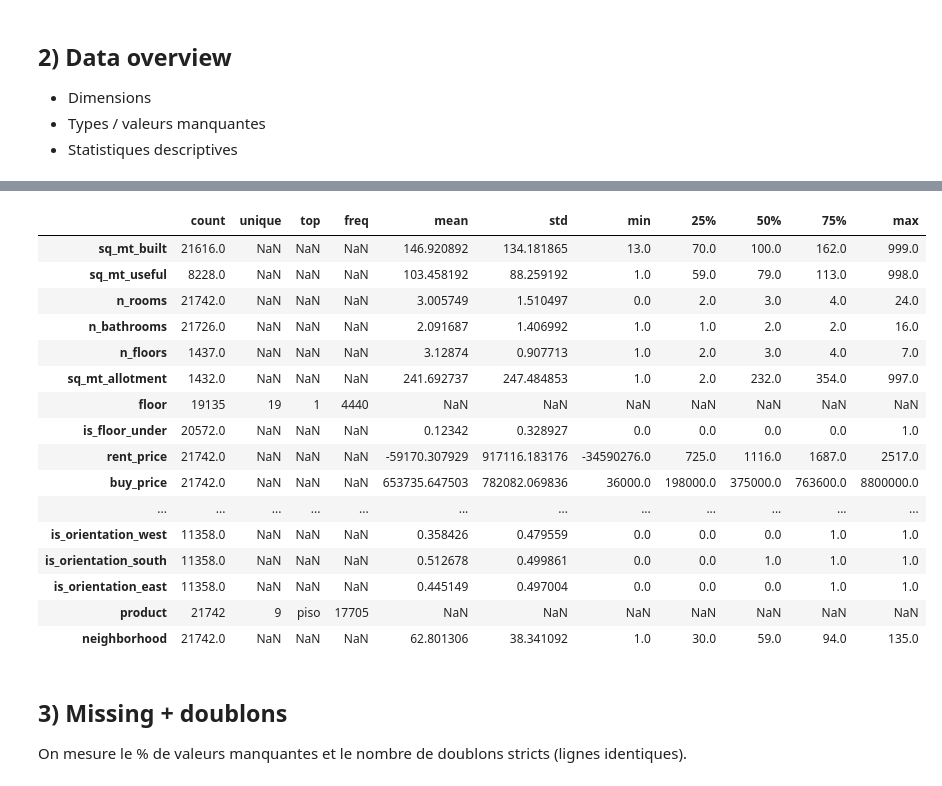
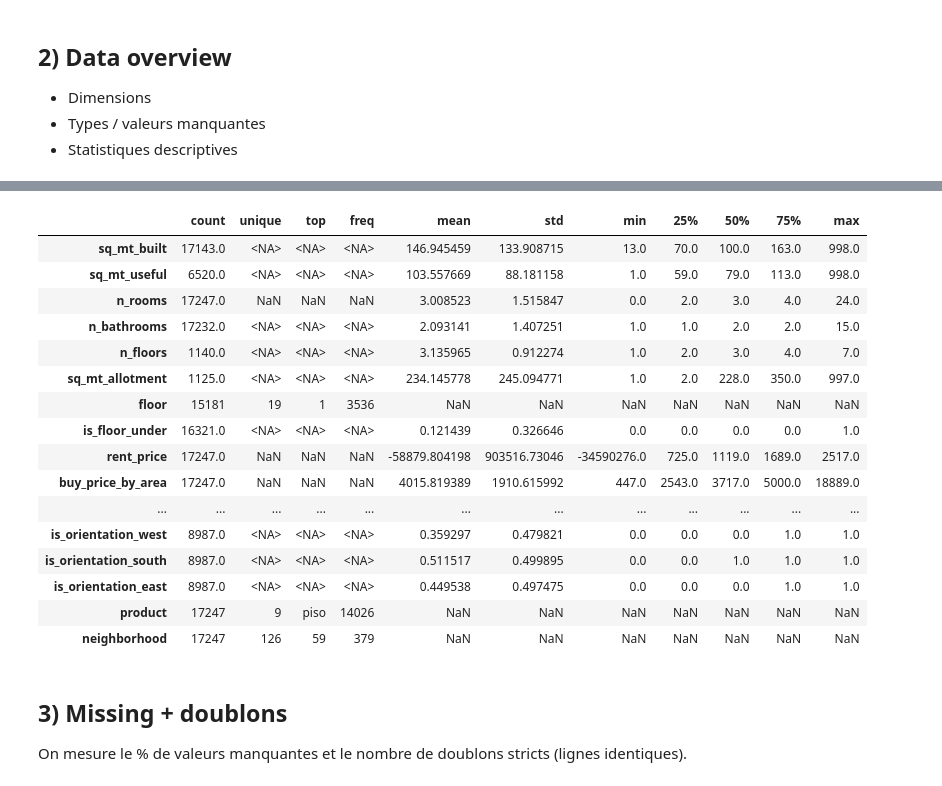
Before and after one commit to bruno-coulet/apartment-hunter, a Jupyter notebook: analysis.ipynb, the cells around one changed output, grey strips where cells are left out. Saved outputs shown, nothing was run; the diff lists cells and outputs as text; code cells hidden in the pictures.

```diff
--- a/analysis.ipynb
+++ b/analysis.ipynb
@@ -9,0 +13,6 @@ pd.set_option('display.max_rows', None)
+# %%
+pd.set_option('display.max_columns', None)
+pd.set_option('display.max_rows', None)
+
+df = pd.read_feather("data/houses_madrid_cleaned.feather")
+df.head()
@@ -9,0 +32,18 @@ pd.set_option('display.max_rows', None)
+# %%
+# Split et sauvegarde des jeux d'entraînement et de test
+target_col = 'buy_price'
+y = df[target_col]
+X = df.drop(columns=[target_col])
+
+X_train, X_test, y_train, y_test = train_test_split(
+    X, y, test_size=0.2, random_state=42
+ )
+
+# Sauvegarde au format feather
+os.makedirs('data_model', exist_ok=True)
+X_train.reset_index(drop=True).to_feather('data_model/X_train.feather')
+X_test.reset_index(drop=True).to_feather('data_model/X_test.feather')
+y_train.to_frame(name=target_col).reset_index(drop=True).to_feather('data_model/y_train.feather')
+y_test.to_frame(name=target_col).reset_index(drop=True).to_feather('data_model/y_test.feather')
+
+print(f"X_train: {X_train.shape}, X_test: {X_test.shape}\ny_train: {y_train.shape}, y_test: {y_test.shape}")
@@ -85,7 +123,7 @@ df.head()
 - Types / valeurs manquantes
 - Statistiques descriptives
 # %%
-print("Shape:", df.shape)
-df.info()
-display(df.describe(include="all").T)
+print("Shape:", X_train.shape)
+X_train.info()
+display(X_train.describe(include="all").T)
 # %% [output]
@@ -109,20 +147,20 @@ memory usage: 6.1+ MB
 |  | count | unique | top | freq | mean | std | min | 25% | 50% | 75% | max |
-| sq_mt_built | 21616.0 | NaN | NaN | NaN | 146.920892 | 134.181865 | 13.0 | 70.0 | 100.0 | 162.0 | 999.0 |
-| sq_mt_useful | 8228.0 | NaN | NaN | NaN | 103.458192 | 88.259192 | 1.0 | 59.0 | 79.0 | 113.0 | 998.0 |
-| n_rooms | 21742.0 | NaN | NaN | NaN | 3.005749 | 1.510497 | 0.0 | 2.0 | 3.0 | 4.0 | 24.0 |
-| n_bathrooms | 21726.0 | NaN | NaN | NaN | 2.091687 | 1.406992 | 1.0 | 1.0 | 2.0 | 2.0 | 16.0 |
-| n_floors | 1437.0 | NaN | NaN | NaN | 3.12874 | 0.907713 | 1.0 | 2.0 | 3.0 | 4.0 | 7.0 |
-| sq_mt_allotment | 1432.0 | NaN | NaN | NaN | 241.692737 | 247.484853 | 1.0 | 2.0 | 232.0 | 354.0 | 997.0 |
-| floor | 19135 | 19 | 1 | 4440 | NaN | NaN | NaN | NaN | NaN | NaN | NaN |
-| is_floor_under | 20572.0 | NaN | NaN | NaN | 0.12342 | 0.328927 | 0.0 | 0.0 | 0.0 | 0.0 | 1.0 |
-| rent_price | 21742.0 | NaN | NaN | NaN | -59170.307929 | 917116.183176 | -34590276.0 | 725.0 | 1116.0 | 1687.0 | 2517.0 |
-| buy_price | 21742.0 | NaN | NaN | NaN | 653735.647503 | 782082.069836 | 36000.0 | 198000.0 | 375000.0 | 763600.0 | 8800000.0 |
+| sq_mt_built | 17143.0 | <NA> | <NA> | <NA> | 146.945459 | 133.908715 | 13.0 | 70.0 | 100.0 | 163.0 | 998.0 |
+| sq_mt_useful | 6520.0 | <NA> | <NA> | <NA> | 103.557669 | 88.181158 | 1.0 | 59.0 | 79.0 | 113.0 | 998.0 |
+| n_rooms | 17247.0 | NaN | NaN | NaN | 3.008523 | 1.515847 | 0.0 | 2.0 | 3.0 | 4.0 | 24.0 |
+| n_bathrooms | 17232.0 | <NA> | <NA> | <NA> | 2.093141 | 1.407251 | 1.0 | 1.0 | 2.0 | 2.0 | 15.0 |
+| n_floors | 1140.0 | <NA> | <NA> | <NA> | 3.135965 | 0.912274 | 1.0 | 2.0 | 3.0 | 4.0 | 7.0 |
+| sq_mt_allotment | 1125.0 | <NA> | <NA> | <NA> | 234.145778 | 245.094771 | 1.0 | 2.0 | 228.0 | 350.0 | 997.0 |
+| floor | 15181 | 19 | 1 | 3536 | NaN | NaN | NaN | NaN | NaN | NaN | NaN |
+| is_floor_under | 16321.0 | <NA> | <NA> | <NA> | 0.121439 | 0.326646 | 0.0 | 0.0 | 0.0 | 0.0 | 1.0 |
+| rent_price | 17247.0 | NaN | NaN | NaN | -58879.804198 | 903516.73046 | -34590276.0 | 725.0 | 1119.0 | 1689.0 | 2517.0 |
+| buy_price_by_area | 17247.0 | NaN | NaN | NaN | 4015.819389 | 1910.615992 | 447.0 | 2543.0 | 3717.0 | 5000.0 | 18889.0 |
 | ... | ... | ... | ... | ... | ... | ... | ... | ... | ... | ... | ... |
-| is_orientation_west | 11358.0 | NaN | NaN | NaN | 0.358426 | 0.479559 | 0.0 | 0.0 | 0.0 | 1.0 | 1.0 |
-| is_orientation_south | 11358.0 | NaN | NaN | NaN | 0.512678 | 0.499861 | 0.0 | 0.0 | 1.0 | 1.0 | 1.0 |
-| is_orientation_east | 11358.0 | NaN | NaN | NaN | 0.445149 | 0.497004 | 0.0 | 0.0 | 0.0 | 1.0 | 1.0 |
-| product | 21742 | 9 | piso | 17705 | NaN | NaN | NaN | NaN | NaN | NaN | NaN |
-| neighborhood | 21742.0 | NaN | NaN | NaN | 62.801306 | 38.341092 | 1.0 | 30.0 | 59.0 | 94.0 | 135.0 |
+| is_orientation_west | 8987.0 | <NA> | <NA> | <NA> | 0.359297 | 0.479821 | 0.0 | 0.0 | 0.0 | 1.0 | 1.0 |
+| is_orientation_south | 8987.0 | <NA> | <NA> | <NA> | 0.511517 | 0.499895 | 0.0 | 0.0 | 1.0 | 1.0 | 1.0 |
+| is_orientation_east | 8987.0 | <NA> | <NA> | <NA> | 0.449538 | 0.497475 | 0.0 | 0.0 | 0.0 | 1.0 | 1.0 |
+| product | 17247 | 9 | piso | 14026 | NaN | NaN | NaN | NaN | NaN | NaN | NaN |
+| neighborhood | 17247 | 126 | 59 | 379 | NaN | NaN | NaN | NaN | NaN | NaN | NaN |
 # %% [markdown]
 ## 3) Missing + doublons
 On mesure le % de valeurs manquantes et le nombre de doublons stricts (lignes identiques).
```
Also changed, not shown: parts of 22 cells of this notebook, 2 other files.
